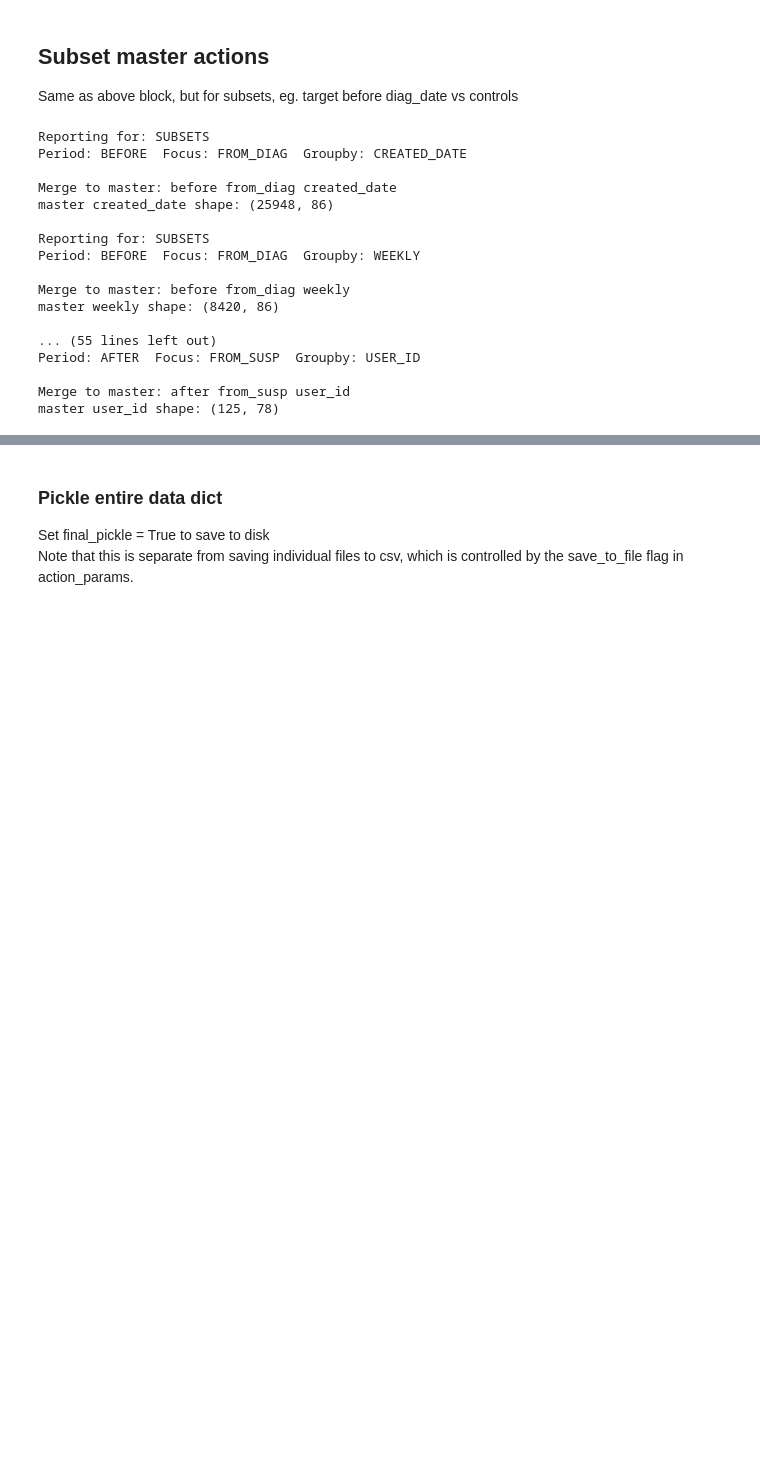
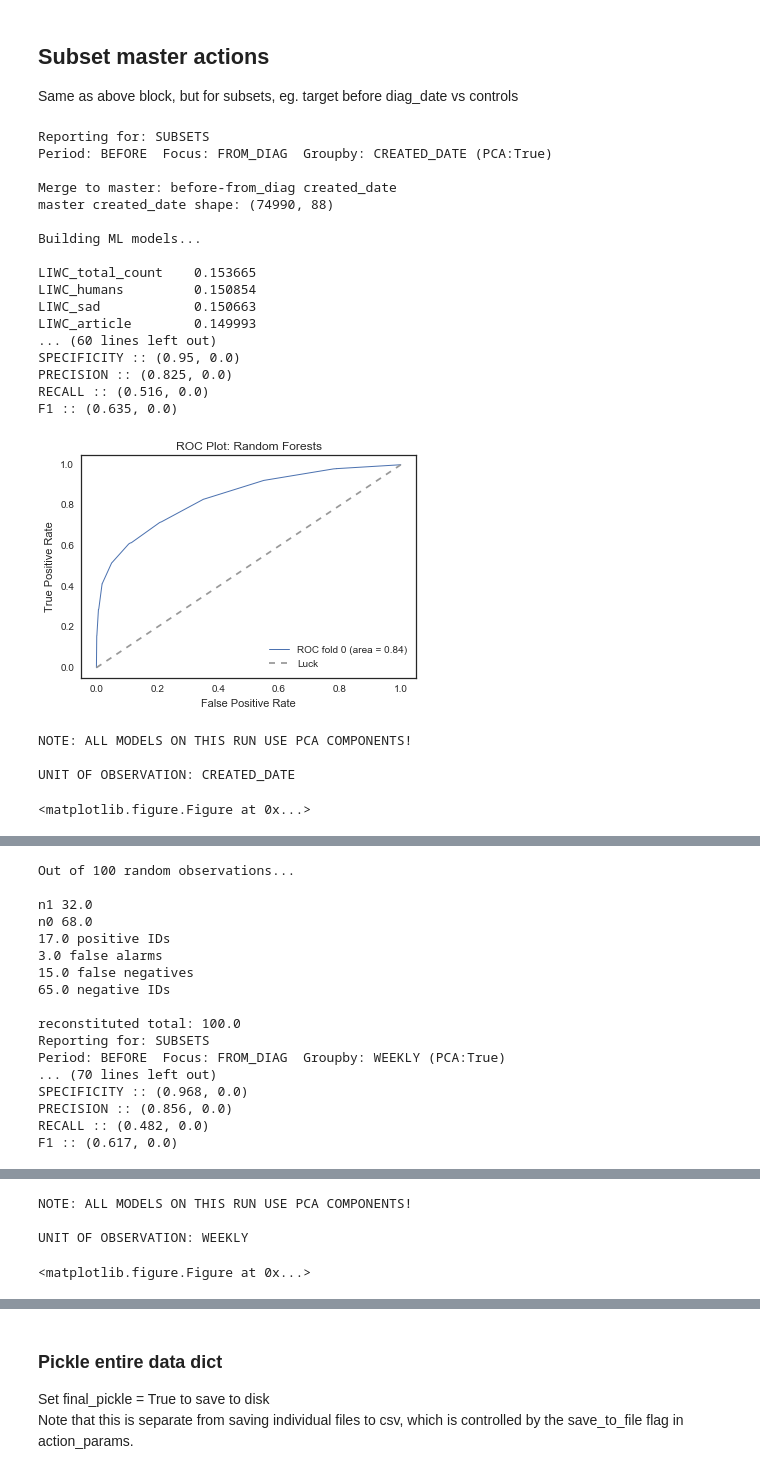
Before and after one commit to andrewreece/predicthealth, a Jupyter notebook: eda-twitter.ipynb, the cells around one changed output, grey strips where cells are left out. Drawn from its saved outputs; the diff is of its cells as text; code cells hidden in the pictures; blank space fills up the shorter version.

```diff
--- a/eda-twitter.ipynb
+++ b/eda-twitter.ipynb
@@ -162,48 +236,52 @@ master user_id shape: (190, 78)
 
 Same as above block, but for subsets, eg. target before diag_date vs controls
 # %%
-use_pca = False # should models be fit using orthogonal pca components?
+use_pca = True # should models be fit using orthogonal pca components?
 
 if run_subsets:
-    for period in periods:
+    for period in ['before']:
         if action_params['create_master']:
             data['master'][period] = {}
 
-        for turn_point in turn_points:
+        for turn_point in ['from_diag']:
             if action_params['create_master']:
                 data['master'][period][turn_point] = {}
 
             master = data['master'][period][turn_point]
             target = data['target'][period][turn_point]['gb']
             control = data['control']['gb']
-            report = '{} {}'.format(period,turn_point)
+            report = '{}-{}'.format(period,turn_point)
 
             if action_params['create_master']:
                 master['model'] = {}
 
-            for gb_type in gb_types:
+            for gb_type in ['created_date','weekly']:
                 print 'Reporting for: SUBSETS'
-                print 'Period: {}  Focus: {}  Groupby: {}'.format(period.upper(), turn_point.upper(), gb_type.upper())
+                print 'Period: {}  Focus: {}  Groupby: {} (PCA:{})'.format(period.upper(), turn_point.upper(), gb_type.upper(), use_pca)
                 # merge target, control, into master
-                master_actions(master, target, control, condition,
-                               platform, params, gb_type, report,
-                               action_params, clfs,
-                               use_pca=use_pca) # using PCA!
+                master_actions(master, target, control, condition, platform,
+                               params, gb_type, report, action_params, clfs, additional_data, posting_cutoff,
+                               use_pca)
 # %% [output]
 Reporting for: SUBSETS
-Period: BEFORE  Focus: FROM_DIAG  Groupby: CREATED_DATE
+Period: BEFORE  Focus: FROM_DIAG  Groupby: CREATED_DATE (PCA:True)
 
-Merge to master: before from_diag created_date
-master created_date shape: (25948, 86)
+Merge to master: before-from_diag created_date
+master created_date shape: (74990, 88)
 
-Reporting for: SUBSETS
-Period: BEFORE  Focus: FROM_DIAG  Groupby: WEEKLY
+Building ML models...
 
-Merge to master: before from_diag weekly
-master weekly shape: (8420, 86)
-
-... (55 lines left out)
-Period: AFTER  Focus: FROM_SUSP  Groupby: USER_ID
-
-Merge to master: after from_susp user_id
-master user_id shape: (125, 78)
+LIWC_total_count    0.153665
+LIWC_humans         0.150854
+LIWC_sad            0.150663
+LIWC_article        0.149993
+... (60 lines left out)
+SPECIFICITY :: (0.95, 0.0)
+PRECISION :: (0.825, 0.0)
+RECALL :: (0.516, 0.0)
+F1 :: (0.635, 0.0)
+[figure, added]
+NOTE: ALL MODELS ON THIS RUN USE PCA COMPONENTS!
+
+UNIT OF OBSERVATION: CREATED_DATE
+<matplotlib.figure.Figure at 0x...>
@@ -209,0 +289,17 @@ master user_id shape: (125, 78)
+Out of 100 random observations...
+
+n1 32.0
+n0 68.0
+17.0 positive IDs
+3.0 false alarms
+15.0 false negatives
+65.0 negative IDs
+
+reconstituted total: 100.0
+Reporting for: SUBSETS
+Period: BEFORE  Focus: FROM_DIAG  Groupby: WEEKLY (PCA:True)
+... (70 lines left out)
+SPECIFICITY :: (0.968, 0.0)
+PRECISION :: (0.856, 0.0)
+RECALL :: (0.482, 0.0)
+F1 :: (0.617, 0.0)
@@ -209,0 +307,4 @@ master user_id shape: (125, 78)
+NOTE: ALL MODELS ON THIS RUN USE PCA COMPONENTS!
+
+UNIT OF OBSERVATION: WEEKLY
+<matplotlib.figure.Figure at 0x...>
```
Also changed, not shown: parts of 13 cells of this notebook, 1 other file.
